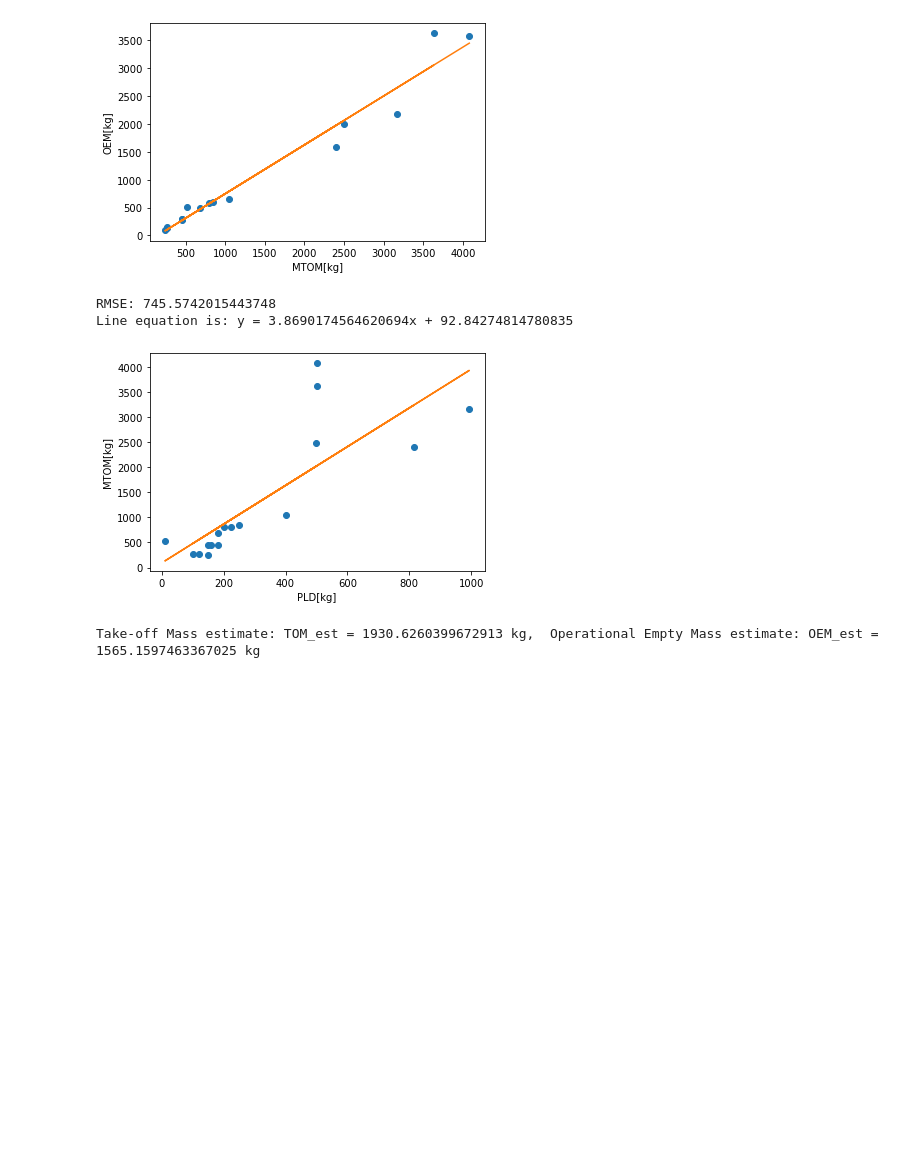
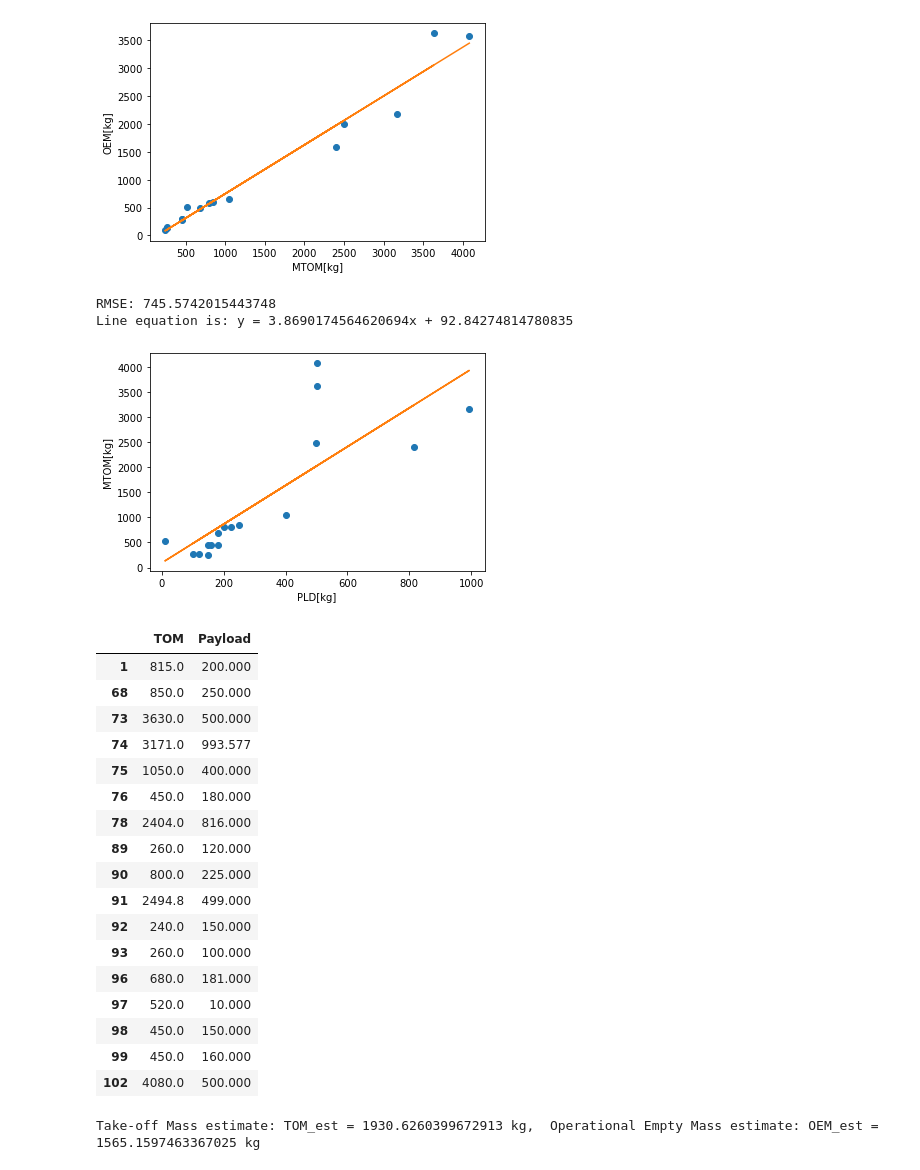
Before and after one commit to dmkeijzer/RBDOWigeon-paper, a Jupyter notebook: Sizing/Prelim_sizing.ipynb, the cells around one changed output. Saved outputs shown, nothing was run; the diff lists cells and outputs as text; code cells hidden in the pictures; blank space fills up the shorter version.

```diff
--- a/Sizing/Prelim_sizing.ipynb
+++ b/Sizing/Prelim_sizing.ipynb
@@ -74,24 +74,43 @@ Line equation is: y = 0.8777277792198354x + -129.40436022777322
 # %%
 # plotting MTOM with payload
 TOM_PLD = df[['TOM', 'Payload']].dropna()
 
 y = np.array(TOM_PLD.iloc[:,0])
 x = np.array(TOM_PLD.iloc[:,1])
 
 m_2, b_2 = np.polyfit(x, y, 1)
 
 print(f'RMSE: {rmse(y, m_2*x+b_2)}')
 print(f'Line equation is: y = {m_2}x + {b_2}')
 plt.plot(x , y, 'o')
 plt.plot(x,m_2*x+b_2)
 plt.ylabel('MTOM[kg]')
 plt.xlabel('PLD[kg]')
 plt.savefig('PLDvsMTOM.png')
 plt.show()
+TOM_PLD
 # %% [output]
 RMSE: 745.5742015443748
 Line equation is: y = 3.8690174564620694x + 92.84274814780835
 [figure]
+|  | TOM | Payload |
+| 1 | 815.0 | 200.000 |
+| 68 | 850.0 | 250.000 |
+| 73 | 3630.0 | 500.000 |
+| 74 | 3171.0 | 993.577 |
+| 75 | 1050.0 | 400.000 |
+| 76 | 450.0 | 180.000 |
+| 78 | 2404.0 | 816.000 |
+| 89 | 260.0 | 120.000 |
+| 90 | 800.0 | 225.000 |
+| 91 | 2494.8 | 499.000 |
+| 92 | 240.0 | 150.000 |
+| 93 | 260.0 | 100.000 |
+| 96 | 680.0 | 181.000 |
+| 97 | 520.0 | 10.000 |
+| 98 | 450.0 | 150.000 |
+| 99 | 450.0 | 160.000 |
+| 102 | 4080.0 | 500.000 |
 # %%
 # estimating take-off mass based on payload mass
 # the same but for operational empty mass based on take-off mass
```
Also changed, not shown: 1 other file.
